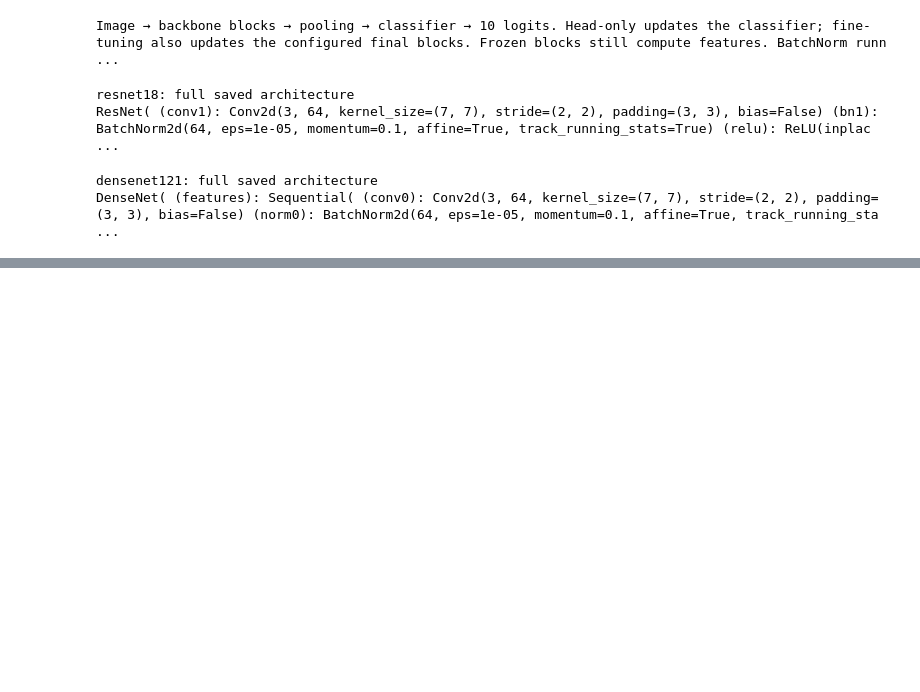
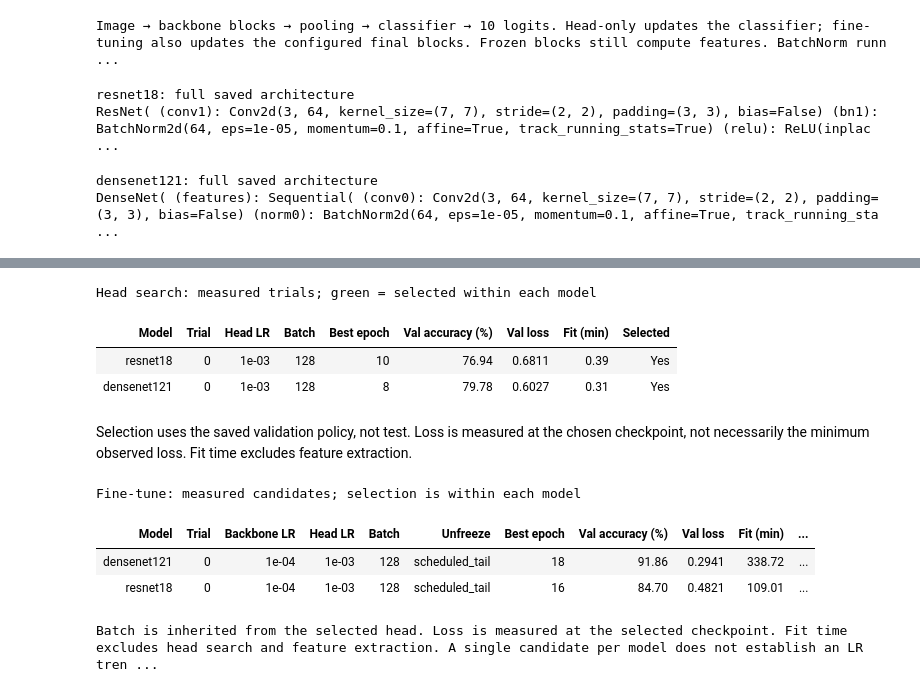
Before and after one commit to lacthui06/Lab-DL, a Jupyter notebook: labs/lab02/notebooks/02_lab02_modeling-kaggle.ipynb, the cells around one changed output, grey strips where cells are left out. Cells and saved outputs as stored; diff of their text form; code cells hidden in the pictures; blank space fills up the shorter version.

```diff
--- a/labs/lab02/notebooks/02_lab02_modeling-kaggle.ipynb
+++ b/labs/lab02/notebooks/02_lab02_modeling-kaggle.ipynb
@@ -148,0 +157,14 @@ Mở xen kẽ DenseNet vẫn cần backward về block3 layer11. Tỷ lệ tham
+# %%
+view.lr_search(RUN, OUT)
+view.fine_search(RUN, OUT, ROOT)
+# %% [output]
+Head search: measured trials; green = selected within each model
+| Model | Trial | Head LR | Batch | Best epoch | Val accuracy (%) | Val loss | Fit (min) | Selected |
+| resnet18 | 0 | 1e-03 | 128 | 10 | 76.94 | 0.6811 | 0.39 | Yes |
+| densenet121 | 0 | 1e-03 | 128 | 8 | 79.78 | 0.6027 | 0.31 | Yes |
+Selection uses the saved validation policy, not test. Loss is measured at the chosen checkpoint, not necessarily the minimum observed loss. Fit time excludes feature extraction.
+Fine-tune: measured candidates; selection is within each model
+| Model | Trial | Backbone LR | Head LR | Batch | Unfreeze | Best epoch | Val accuracy (%) | Val loss | Fit (min) | ... |
+| densenet121 | 0 | 1e-04 | 1e-03 | 128 | scheduled_tail | 18 | 91.86 | 0.2941 | 338.72 | ... |
+| resnet18 | 0 | 1e-04 | 1e-03 | 128 | scheduled_tail | 16 | 84.70 | 0.4821 | 109.01 | ... |
+Batch is inherited from the selected head. Loss is measured at the selected checkpoint. Fit time excludes head search and feature extraction. A single candidate per model does not establish an LR tren ...
```
Also changed, not shown: parts of 29 cells of this notebook, 49 other files.
